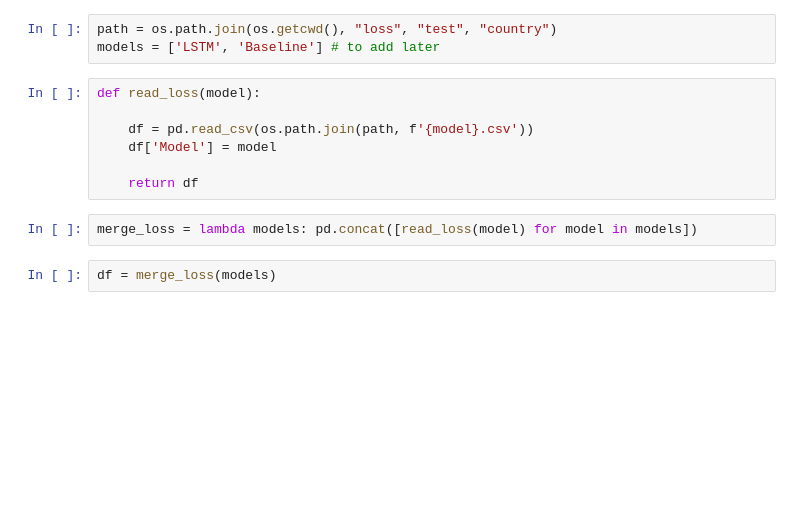
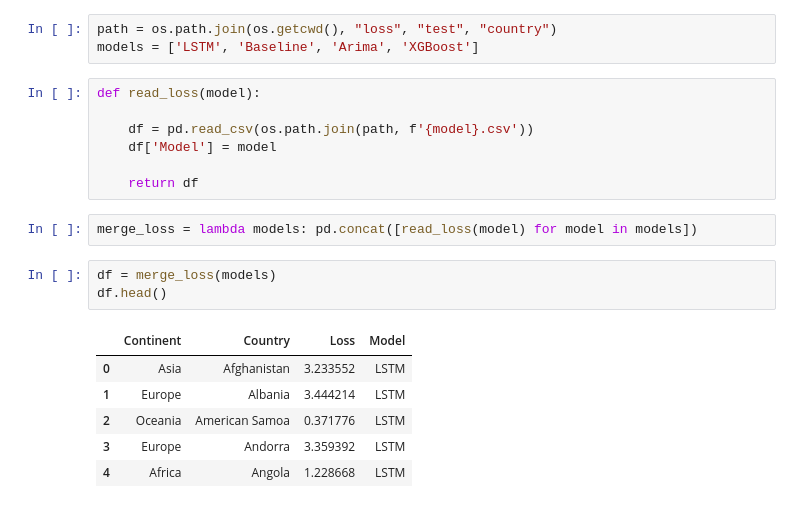
Before and after one commit to Manik2000/time-series-prediction, a Jupyter notebook: Loss Analysis.ipynb, the cells around one changed output. Cells and saved outputs as stored; diff of their text form; blank space fills up the shorter version.

```diff
--- a/Loss Analysis.ipynb
+++ b/Loss Analysis.ipynb
@@ -5,7 +5,7 @@ import numpy as np
 import plotly.express as px
 # %%
 path = os.path.join(os.getcwd(), "loss", "test", "country")
-models = ['LSTM', 'Baseline'] # to add later
+models = ['LSTM', 'Baseline', 'Arima', 'XGBoost']
 # %%
 def read_loss(model):
 
@@ -17,5 +17,13 @@ def read_loss(model):
 merge_loss = lambda models: pd.concat([read_loss(model) for model in models])
 # %%
 df = merge_loss(models)
+df.head()
+# %% [output]
+|  | Continent | Country | Loss | Model |
+| 0 | Asia | Afghanistan | 3.233552 | LSTM |
+| 1 | Europe | Albania | 3.444214 | LSTM |
+| 2 | Oceania | American Samoa | 0.371776 | LSTM |
+| 3 | Europe | Andorra | 3.359392 | LSTM |
+| 4 | Africa | Angola | 1.228668 | LSTM |
 # %%
 px.box(df, x='Model', y="Loss", color="Continent")
```
Also changed, not shown: parts of 1 cell of this notebook, 12 other files.
